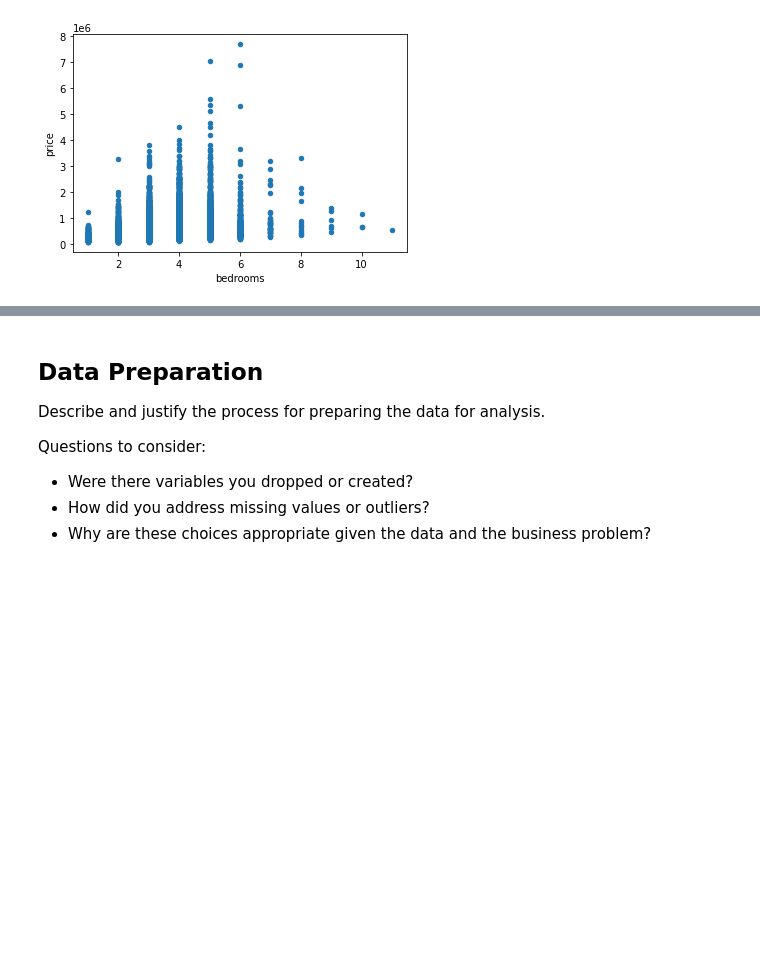
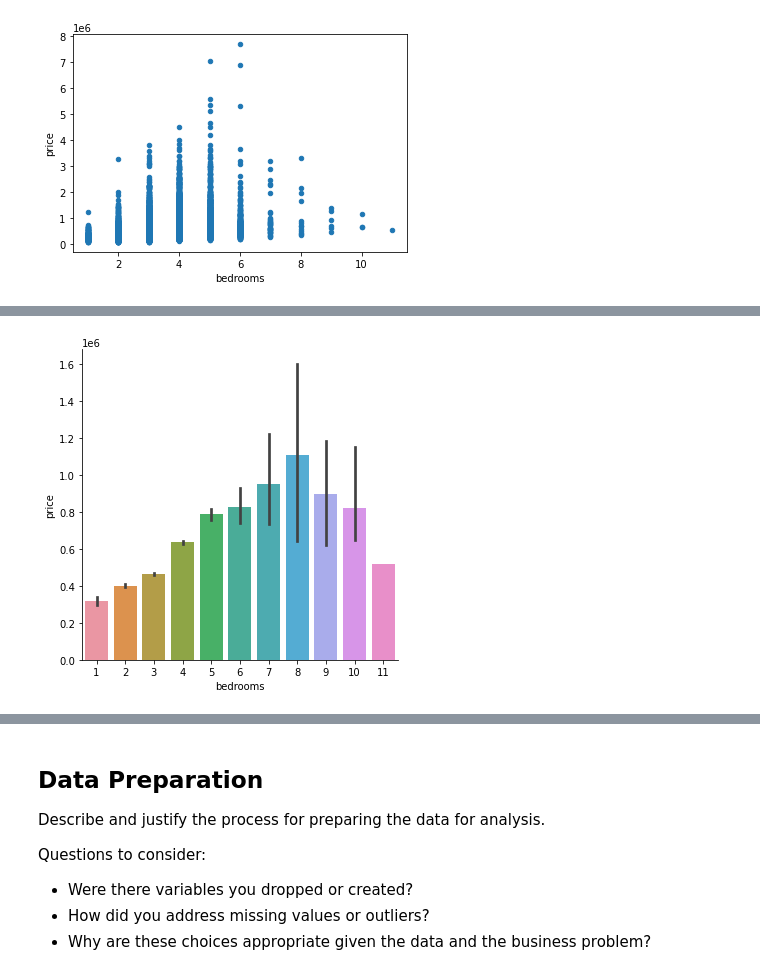
Before and after one commit to Shoemaker703/home_sales_analysis_project, a Jupyter notebook: notebooks/Scott S/Project2ScottS.ipynb, the cells around one changed output, grey strips where cells are left out. Cells and saved outputs as stored; diff of their text form; code cells hidden in the pictures; blank space fills up the shorter version.

```diff
--- a/notebooks/Scott S/Project2ScottS.ipynb
+++ b/notebooks/Scott S/Project2ScottS.ipynb
@@ -567,0 +632,4 @@ Notes:
+# %%
+sns.catplot(x = 'bedrooms', y = 'price', kind = 'bar', data = df);
+# %% [output]
+[figure, added]
```
Also changed, not shown: parts of 39 cells of this notebook.
